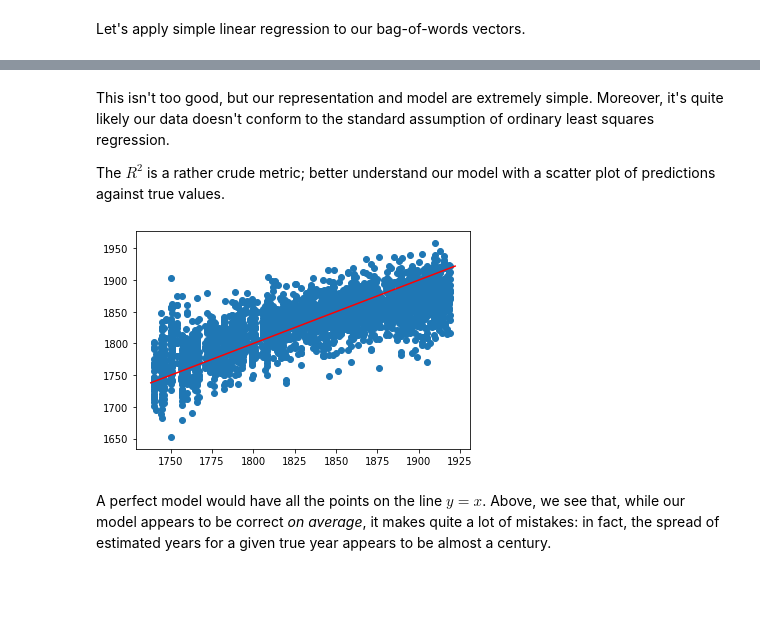
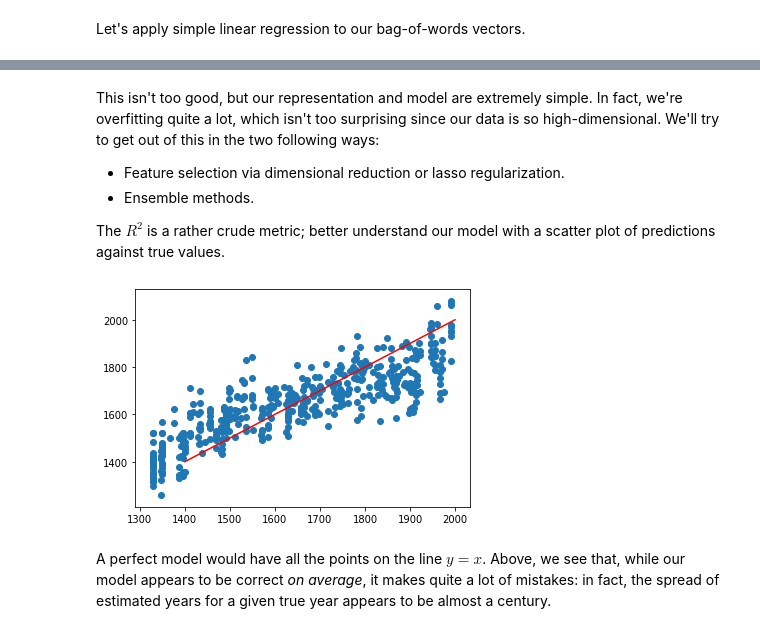
Before and after one commit to bencwallace/doc2date, a Jupyter notebook: doc2date.ipynb, the cells around one changed output, grey strips where cells are left out. Cells and saved outputs as stored; diff of their text form; code cells hidden in the pictures; blank space fills up the shorter version.

```diff
--- a/doc2date.ipynb
+++ b/doc2date.ipynb
@@ -191,7 +191,8 @@ Let's also create an undersampled collection of text segments.  First, we'll org
 segs = pd.DataFrame()
 segs['year'] = segments['year']
 segs['text'] = segments['text']
-segs['decade'] = pd.cut(segments.year, range(segments['year'].min(), segments['year'].max(), 10))
+# segs['decade'] = pd.cut(segments.year, range(segments['year'].min(), segments['year'].max(), 10))
+segs['decade'] = pd.cut(segments.year, range(segments['year'].min(), segments['year'].max(), 30))
 # %% [markdown]
 Then we'll sample from each decade as many segments as possible while maintaining relative uniformity (i.e. as many samples as are contained in the decade with the fewest samples).
 # %%
@@ -252,6 +253,9 @@ X.size / X.todense().size
 It's typical to shift and scale data prior to learning, but shifting will eliminate sparsity. Scaling could be useful, but our data is at least normalized for now, so we'll put that off.
 
 Let's construct the target variables `y` from the corresponding publication dates and split `(X, y)` into training and test sets.
+# %%
+from sklearn.preprocessing import StandardScaler
+X = StandardScaler().fit_transform(X.todense())
 # %%
 y = segs['year']
 X_train, X_test, y_train, y_test = train_test_split(X, y, test_size=0.2)
@@ -272,12 +276,16 @@ Wall time: 17.1 s
 # %% [markdown]
-This isn't too good, but our representation and model are extremely simple. Moreover, it's quite likely our data doesn't conform to the standard assumption of ordinary least squares regression.
+This isn't too good, but our representation and model are extremely simple. In fact, we're overfitting quite a lot, which isn't too surprising since our data is so high-dimensional. We'll try to get out of this in the two following ways:
+
+* Feature selection via dimensional reduction or lasso regularization.
+* Ensemble methods.
 
 The $R^2$ is a rather crude metric; better understand our model with a scatter plot of predictions against true values.
 # %%
-plt.plot([start, stop], [start, stop], c='r')
+# plt.plot([start, stop], [start, stop], c='r')
+plt.plot([1400, 2000], [1400, 2000], c='r')
 _ = plt.scatter(y_test, linreg.predict(X_test))
 # %% [output]
-[figure, old version]
+[figure, new version]
 # %% [markdown]
 A perfect model would have all the points on the line $y = x$. Above, we see that, while our model appears to be correct *on average*, it makes quite a lot of mistakes: in fact, the spread of estimated years for a given true year appears to be almost a century.
 # %% [markdown]
```
Also changed, not shown: parts of 17 cells of this notebook.
